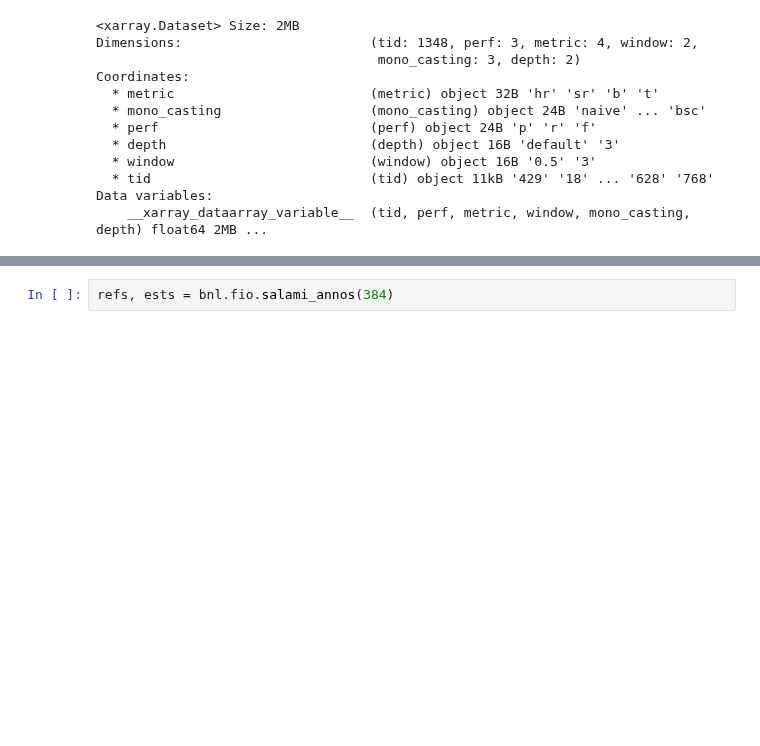
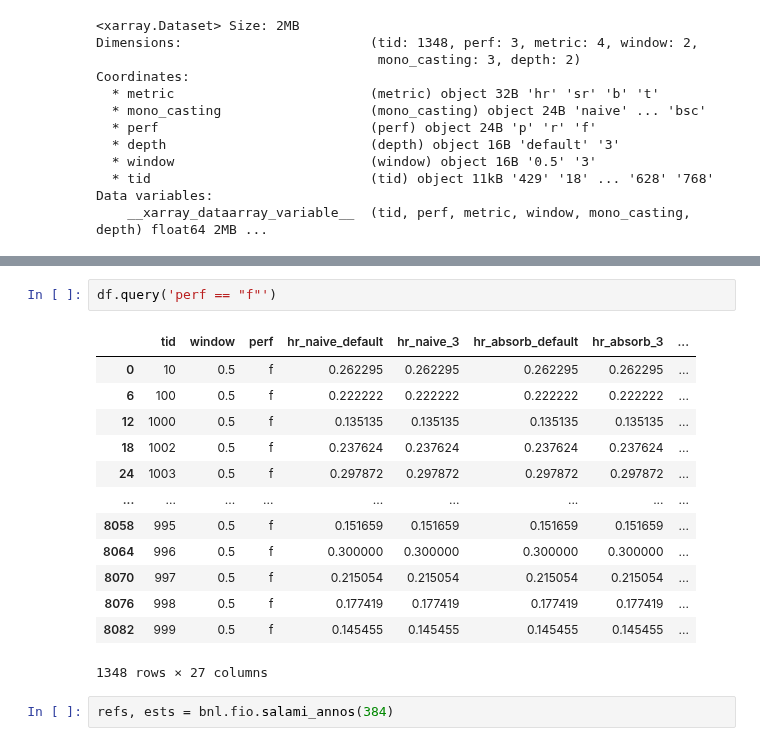
Before and after one commit to tomxi/bnl, a Jupyter notebook: bmeasure_exp/est.ipynb, the cells around one changed output, grey strips where cells are left out. Drawn from its saved outputs; the diff is of its cells as text; blank space fills up the shorter version.

```diff
--- a/bmeasure_exp/est.ipynb
+++ b/bmeasure_exp/est.ipynb
@@ -70,3 +107,19 @@ Data variables:
+# %%
+df.query('perf == "f"')
+# %% [output]
+|  | tid | window | perf | hr_naive_default | hr_naive_3 | hr_absorb_default | hr_absorb_3 | ... |
+| 0 | 10 | 0.5 | f | 0.262295 | 0.262295 | 0.262295 | 0.262295 | ... |
+| 6 | 100 | 0.5 | f | 0.222222 | 0.222222 | 0.222222 | 0.222222 | ... |
+| 12 | 1000 | 0.5 | f | 0.135135 | 0.135135 | 0.135135 | 0.135135 | ... |
+| 18 | 1002 | 0.5 | f | 0.237624 | 0.237624 | 0.237624 | 0.237624 | ... |
+| 24 | 1003 | 0.5 | f | 0.297872 | 0.297872 | 0.297872 | 0.297872 | ... |
+| ... | ... | ... | ... | ... | ... | ... | ... | ... |
+| 8058 | 995 | 0.5 | f | 0.151659 | 0.151659 | 0.151659 | 0.151659 | ... |
+| 8064 | 996 | 0.5 | f | 0.300000 | 0.300000 | 0.300000 | 0.300000 | ... |
+| 8070 | 997 | 0.5 | f | 0.215054 | 0.215054 | 0.215054 | 0.215054 | ... |
+| 8076 | 998 | 0.5 | f | 0.177419 | 0.177419 | 0.177419 | 0.177419 | ... |
+| 8082 | 999 | 0.5 | f | 0.145455 | 0.145455 | 0.145455 | 0.145455 | ... |
+1348 rows × 27 columns
 # %%
 refs, ests = bnl.fio.salami_annos(384)
 # %%
```
Also changed, not shown: parts of 5 cells of this notebook.
